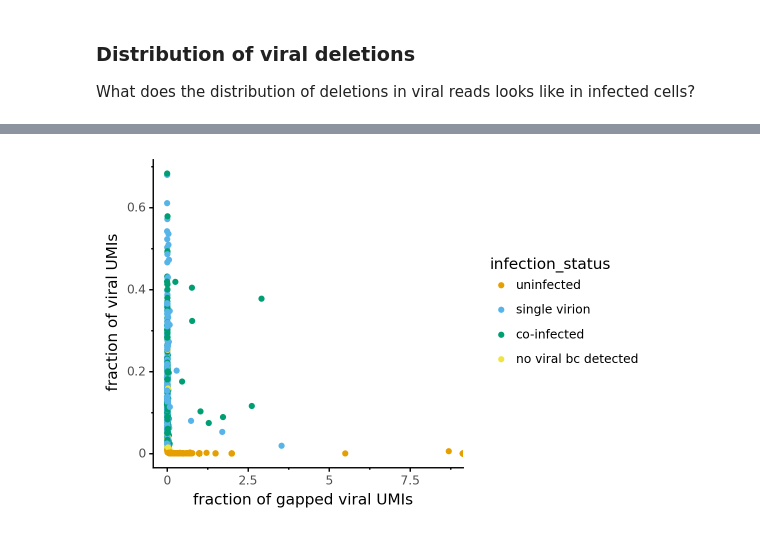
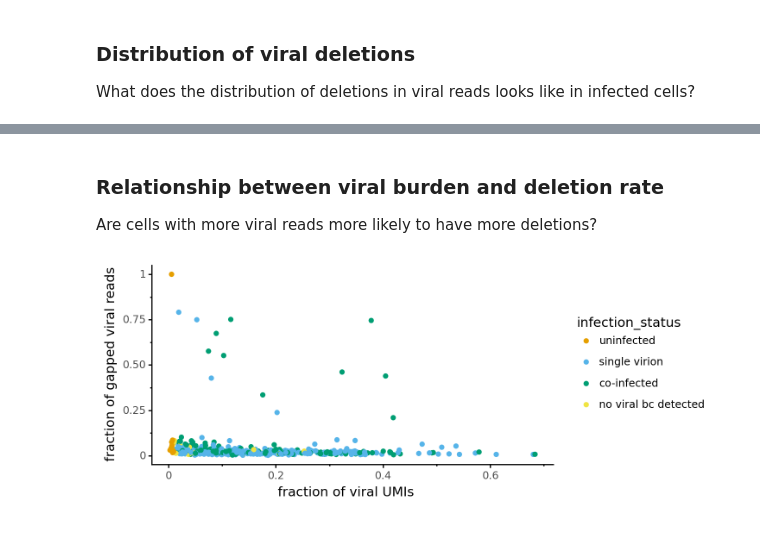
Before and after one commit to jbloomlab/barcoded_flu_pdmH1N1, a Jupyter notebook: analyze_cell_gene_matrix.ipynb, the cells around one changed output, grey strips where cells are left out. Saved outputs shown, nothing was run; the diff lists cells and outputs as text; code cells hidden in the pictures.

Commit message:
Added deletion data to anndata.obs object. Plotted QC plots and preliminary co-infection plots

```diff
--- a/analyze_cell_gene_matrix.ipynb
+++ b/analyze_cell_gene_matrix.ipynb
@@ -1129,10 +1129,11 @@ Then, I will add this data as an observation to the adata scanpy object.
 # %%
 gapped_reads_summary = pd.read_csv(input_gapped_reads_summmary)
 gapped_reads_summary = gapped_reads_summary.drop(['Unnamed: 0'], axis=1)
+gapped_reads_summary = gapped_reads_summary.rename(columns={'sample_':'sample','cell_bc_':'cell_barcodes'})
 gapped_reads_summary = gapped_reads_summary.query('sample == @sample')
-gapped_reads_summary = gapped_reads_summary.add_prefix('gapped_UMIs_')
-gapped_reads_summary['gapped_UMIs_total'] = gapped_reads_summary.iloc[:,2:].sum(axis=1)
-gapped_reads_summary = gapped_reads_summary.rename(columns={'gapped_UMIs_cell_bc':'cell_barcodes'})
+gapped_reads_summary['n_gapped_flu_reads'], gapped_reads_summary['n_raw_flu_reads'] = gapped_reads_summary.iloc[:,10:18].sum(axis=1), gapped_reads_summary.iloc[:,18:26].sum(axis=1)
+gapped_reads_summary['frac_gapped_flu_reads'] = gapped_reads_summary['n_gapped_flu_reads'] / gapped_reads_summary['n_raw_flu_reads']
+#gapped_reads_summary = gapped_reads_summary.fillna(0)
 
 gapped_reads_summary.head()
 
@@ -1155,6 +1149,5 @@ gapped_reads_summary.query('gapped_UMIs_total == 11660.000000')
 # %%
 adata.obs = adata.obs.merge(gapped_reads_summary, on='cell_barcodes', how='left')
-adata.obs['frac_gapped_viral_UMIs'] = adata.obs['gapped_UMIs_total'] / adata.obs['viral_UMIs']
-adata.obs
+adata.obs.iloc[:,19:] = adata.obs.iloc[:,19:].fillna(0)
 # %% [output]
 AnnData expects .obs.index to contain strings, but your first indices are: Int64Index([0, 1], dtype='int64'), …
@@ -1177,14 +1262,16 @@ What does the distribution of deletions in viral reads looks like in infected ce
+# %% [markdown]
+### Relationship between viral burden and deletion rate
+Are cells with more viral reads more likely to have more deletions?
 # %%
-working_df = adata.obs.query('not filtered')
-
-p = (ggplot(working_df,
-            aes(x='frac_gapped_viral_UMIs',  y='viral_UMI_frac', color='infection_status')) +
+# Same plot excluding 0 values
+p = (ggplot(adata.obs.query(f'n_raw_flu_reads > {raw_flu_read_threshold} and not filtered'),
+            aes(x='viral_UMI_frac', y='frac_gapped_flu_reads', color='infection_status')) +
      geom_point() +
-     theme(figure_size=(4, 4)) +
-     xlab('fraction of gapped viral UMIs') +
-     ylab('fraction of viral UMIs') +
+     theme(figure_size=(6, 3)) +
+     xlab('fraction of viral UMIs') +
+     ylab('fraction of gapped viral reads') +
      scale_color_manual(cbpalette[1:])
      )
 _ = p.draw()
 # %% [output]
-[figure, old version]
+[figure, new version]
```
Also changed, not shown: parts of 23 cells of this notebook, 1 other file.
